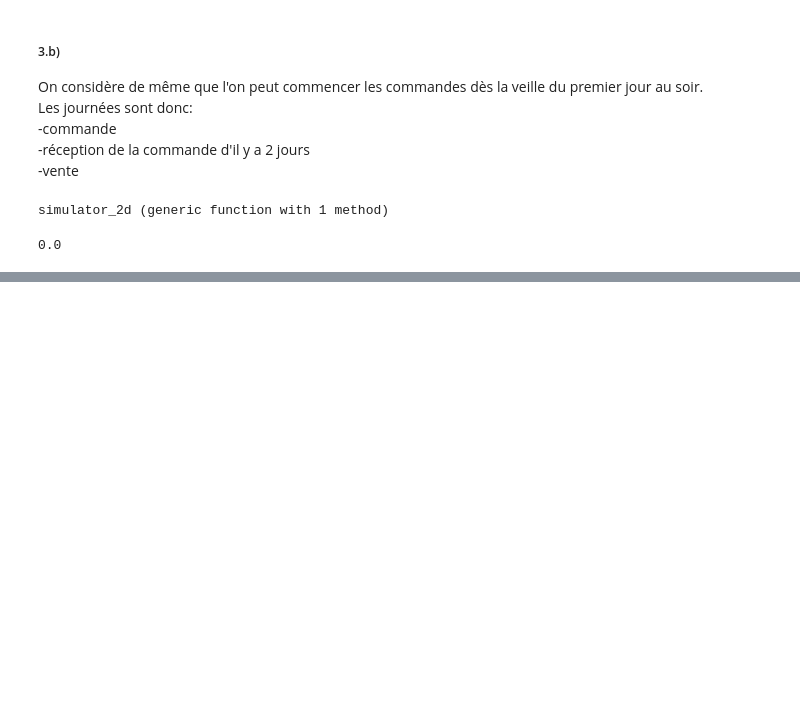
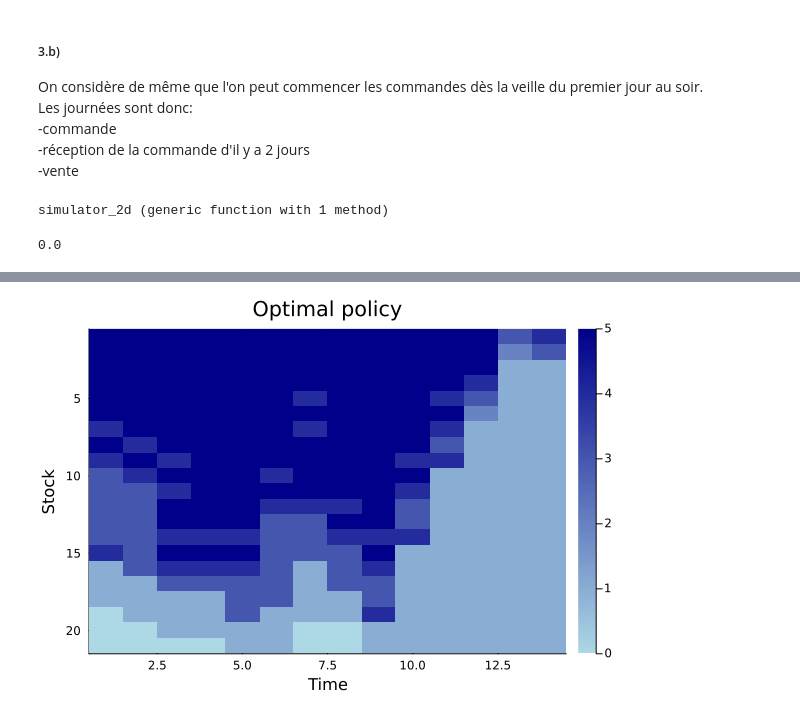
Before and after one commit to ErwannE/OPTIM, a Jupyter notebook: exo2.ipynb, the cells around one changed output, grey strips where cells are left out. Saved outputs shown, nothing was run; the diff lists cells and outputs as text; code cells hidden in the pictures; blank space fills up the shorter version.

Commit message:
2 time step submission

```diff
--- a/exo2.ipynb
+++ b/exo2.ipynb
@@ -335,0 +419,23 @@ policy_markov_2d = zeros(21, 21, 14, 6)
+# %%
+a = 0
+for t in 14:-1:1
+    for s in 0:20
+        V[s+1,t] = -100000
+        for a_prime in 0:5
+            Q[s + 1, t, a_prime + 1] = 0
+                for s_prime in 0:20
+                    Q[s + 1, t, a_prime + 1] += P[s + 1, t, a_prime + 1, s_prime + 1]*(V[s_prime + 1, t+1] + 3 * (s - s_prime + a_prime) - cost(s_prime) - command(a))
+                end
+                if Q[s + 1, t, a_prime + 1] > V[s + 1, t]
+                    V[s + 1,t] = Q[s + 1,t,a_prime + 1]
+                    policy_markov[s + 1,t] = a_prime
+                    a = a_prime
+            end
+        end
+    end
+end
+policy_markov = round.(Int, policy_markov)
+for row in eachrow(policy_markov)
+    println(row)
+end
+println(V[11, 1])
@@ -335,0 +460,4 @@ policy_markov_2d = zeros(21, 21, 14, 6)
+# %%
+heatmap(policy_markov, c=:blues, yflip=true, xlabel="Time", ylabel="Stock", title="Optimal policy")
+# %% [output]
+[figure, added]
```
Also changed, not shown: parts of 9 cells of this notebook.
